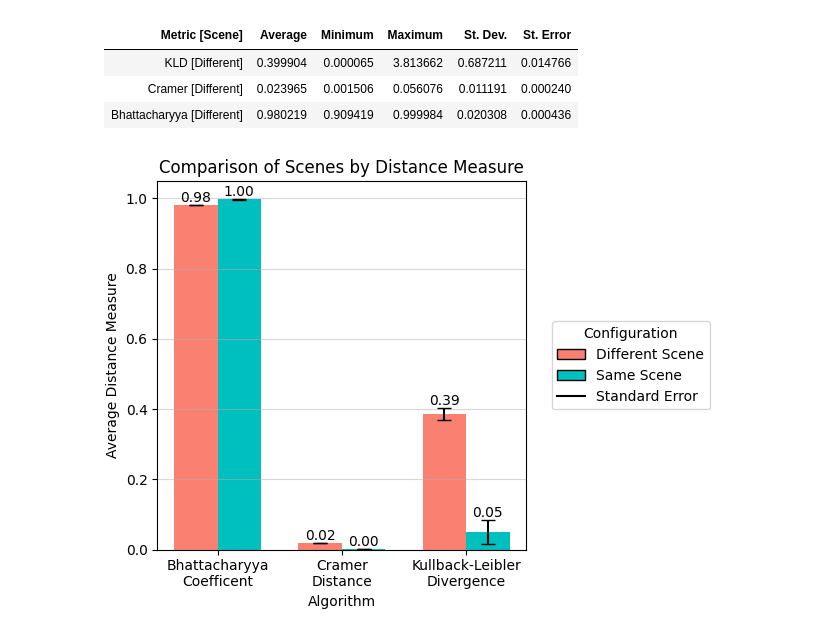
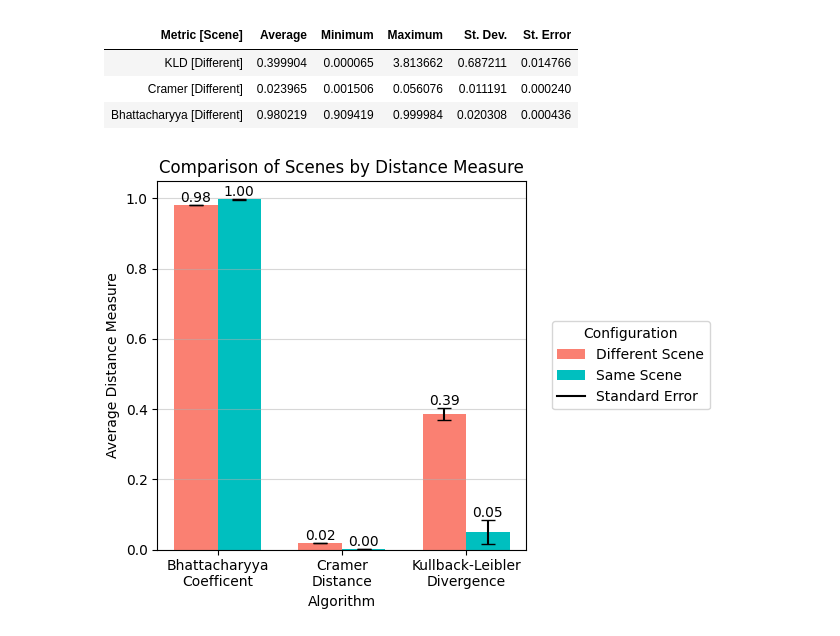
Before and after one commit to jeffmur/fhe-video-similarity, a Jupyter notebook: results/Score_Divergence.ipynb, the cells around one changed output. Drawn from its saved outputs; the diff is of its cells as text; code cells hidden in the pictures.

Commit message:
Remove black bars

```diff
--- a/results/Score_Divergence.ipynb
+++ b/results/Score_Divergence.ipynb
@@ -48,7 +48,7 @@ Cramer [Different] | 0.023965 | 0.001506 | 0.056076 | 0.011191 | 0.000240
 Bhattacharyya [Different] | 0.980219 | 0.909419 | 0.999984 | 0.020308 | 0.000436
 # %%
 import matplotlib.pyplot as plt
-from matplotlib.patches import FancyBboxPatch
+from matplotlib.patches import Patch
 from matplotlib.lines import Line2D
 import pandas as pd
 import numpy as np
@@ -78,34 +78,34 @@ x = np.arange(len(df['Algorithm']))
 # Plot bars with error bars
 bars_diff = ax.bar(x - width/2, df['Different Scene'], width, label='Different Scene', color='salmon', yerr=df['Different Scene Error'], capsize=5)
 bars_same = ax.bar(x + width/2, df['Same Scene'], width, label='Same Scene', color='c', yerr=df['Same Scene Error'], capsize=5)
 # bars3
 
 # Set labels, title, and legend
 ax.set_xlabel('Algorithm')
 ax.set_ylabel('Average Distance Measure')
 ax.set_xticks(x)
 ax.set_xticklabels(df['Algorithm'])
 ax.set_title('Comparison of Scenes by Distance Measure')
 
 # Customize legend to have black border around legend patches
 legend_handles = [
-    FancyBboxPatch((0, 0), 1, 1, boxstyle="square,pad=0.1", edgecolor="black", facecolor='salmon'),
-    FancyBboxPatch((0, 0), 1, 1, boxstyle="square,pad=0.1", edgecolor="black", facecolor='c'),
-    Line2D([0], [0], color='black', lw=1.5, label='Standard Error')  # Horizontal line for standard error
+    Patch(facecolor='salmon', edgecolor='none', label='Different Scene'),
+    Patch(facecolor='c', edgecolor='none', label='Same Scene'),
+    Line2D([0], [0], color='black', lw=1.5, label='Standard Error')
 ]
 ax.legend(legend_handles, ['Different Scene', 'Same Scene', 'Standard Error'], title='Configuration',
           bbox_to_anchor=(1.05, 0.5), loc='center left')
 # ax.legend(title='Configuration', bbox_to_anchor=(1.05, 0.5), loc='center left')
 
 # Adding labels on top of each bar
 ax.bar_label(bars_diff, fmt='%.2f')
 ax.bar_label(bars_same, fmt='%.2f')
 
 # Add gridlines
 plt.grid(True, axis='y', alpha=0.5)
 
 # Show the plot
 plt.tight_layout()
 plt.show()
 # %% [output]
-[figure, old version]
+[figure, new version]
```
